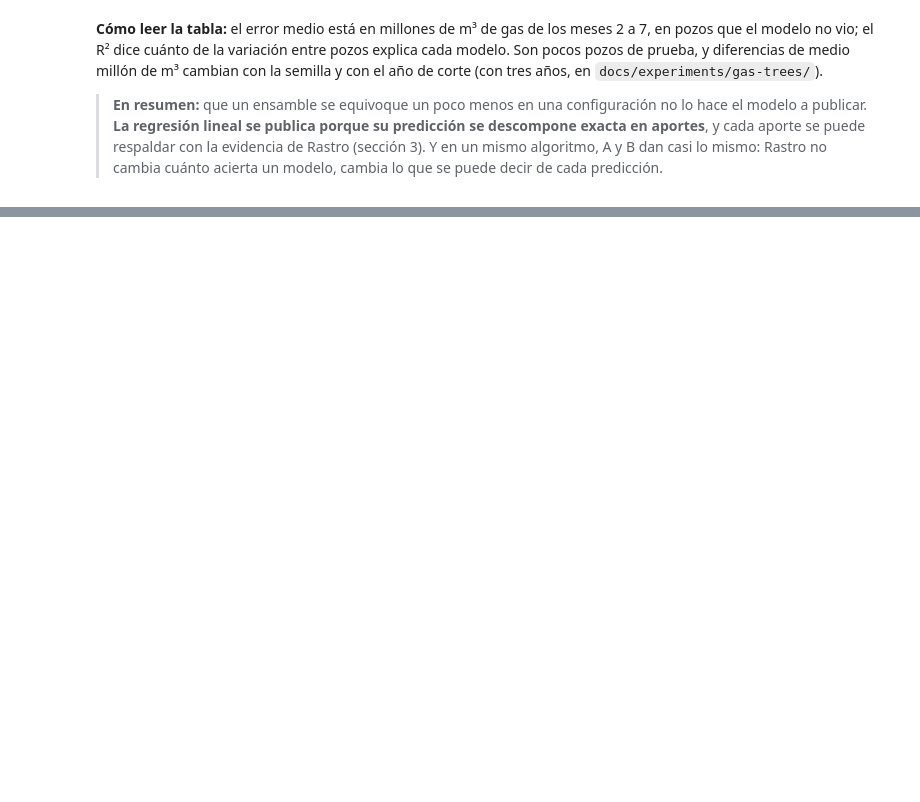
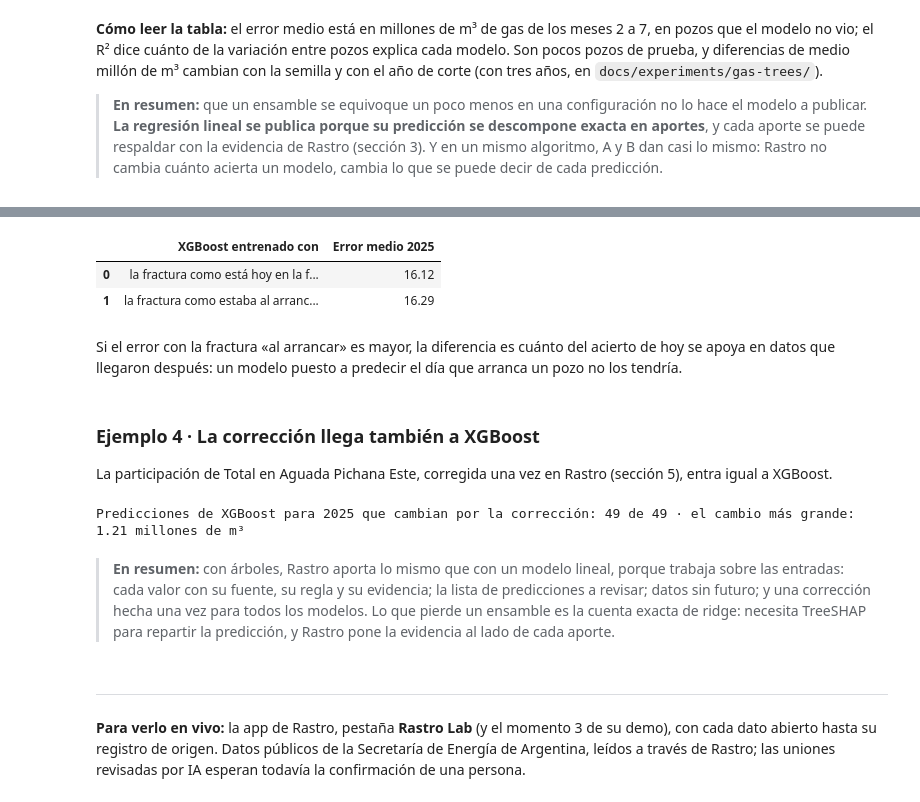
Before and after one commit to germanbraun/Rastro, a Jupyter notebook: lab/notebooks/rastro-lab.ipynb, the cells around one changed output, grey strips where cells are left out. Saved outputs shown, nothing was run; the diff lists cells and outputs as text; code cells hidden in the pictures; blank space fills up the shorter version.

```diff
--- a/lab/notebooks/rastro-lab.ipynb
+++ b/lab/notebooks/rastro-lab.ipynb
@@ -441,0 +534,37 @@ uniones revisadas por IA esperan todavía la confirmación de una persona.
+# %%
+B_al_arrancar, ocultas = compare_trees.available_inputs(B, B.fracCargada, modelo.FRACTURA_B)
+_, _, pred_al_arrancar = alternative.fit(B_al_arrancar, "B", "xgb_direct", modelo.PRUEBA)
+pd.DataFrame([
+    {"XGBoost entrenado con": "la fractura como está hoy en la fuente",
+     "Error medio 2025": np.abs(pred_xgb[de_prueba] - B.gas[de_prueba]).mean()},
+    {"XGBoost entrenado con": f"la fractura como estaba al arrancar cada pozo ({ocultas} pozos sin ella)",
+     "Error medio 2025": np.abs(pred_al_arrancar[de_prueba] - B.gas[de_prueba]).mean()},
+]).round(2)
+# %% [output]
+|  | XGBoost entrenado con | Error medio 2025 |
+| 0 | la fractura como está hoy en la f... | 16.12 |
+| 1 | la fractura como estaba al arranc... | 16.29 |
+# %% [markdown]
+Si el error con la fractura «al arrancar» es mayor, la diferencia es cuánto del acierto de hoy se apoya en datos que
+llegaron después: un modelo puesto a predecir el día que arranca un pozo no los tendría.
+# %% [markdown]
+### Ejemplo 4 · La corrección llega también a XGBoost
+
+La participación de Total en Aguada Pichana Este, corregida una vez en Rastro (sección 5), entra igual a XGBoost.
+# %%
+_, _, pred_mapa = alternative.fit(B_mapa, "B", "xgb_direct", modelo.PRUEBA)
+cambio_xgb = np.abs(pred_xgb - pred_mapa)[de_prueba]
+print(f"Predicciones de XGBoost para 2025 que cambian por la corrección: {(cambio_xgb > 0.005).sum()} de "
+      f"{de_prueba.sum()} · el cambio más grande: {cambio_xgb.max():.2f} millones de m³")
+# %% [output]
+Predicciones de XGBoost para 2025 que cambian por la corrección: 49 de 49 · el cambio más grande: 1.21 millones de m³
+# %% [markdown]
+> **En resumen:** con árboles, Rastro aporta lo mismo que con un modelo lineal, porque trabaja sobre las entradas:
+> cada valor con su fuente, su regla y su evidencia; la lista de predicciones a revisar; datos sin futuro; y una
+> corrección hecha una vez para todos los modelos. Lo que pierde un ensamble es la cuenta exacta de ridge: necesita
+> TreeSHAP para repartir la predicción, y Rastro pone la evidencia al lado de cada aporte.
+# %% [markdown]
+---
+**Para verlo en vivo:** la app de Rastro, pestaña **Rastro Lab** (y el momento 3 de su demo), con cada dato abierto
+hasta su registro de origen. Datos públicos de la Secretaría de Energía de Argentina, leídos a través de Rastro; las
+uniones revisadas por IA esperan todavía la confirmación de una persona.
```
Also changed, not shown: parts of 10 cells of this notebook, 1 other file.
